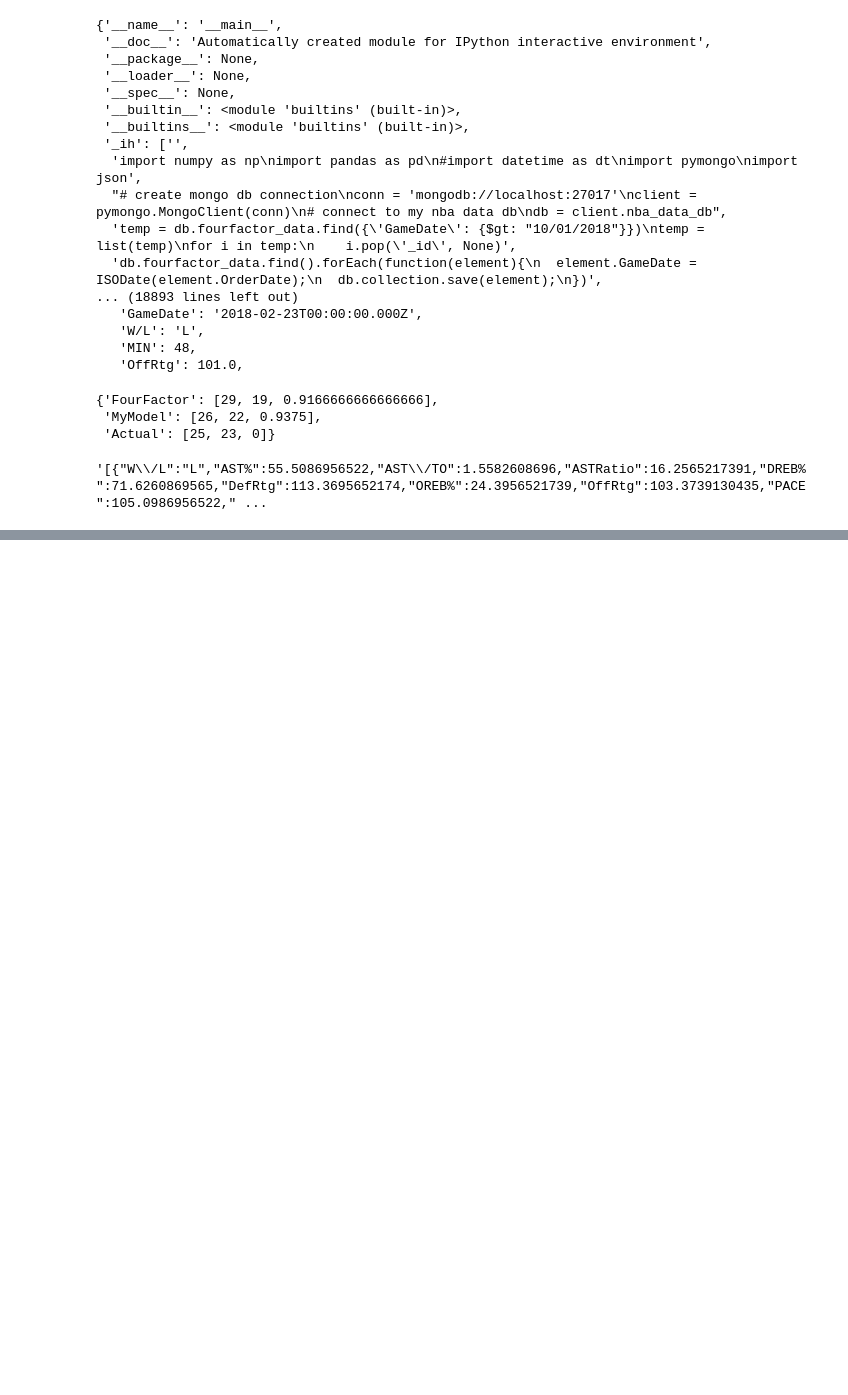
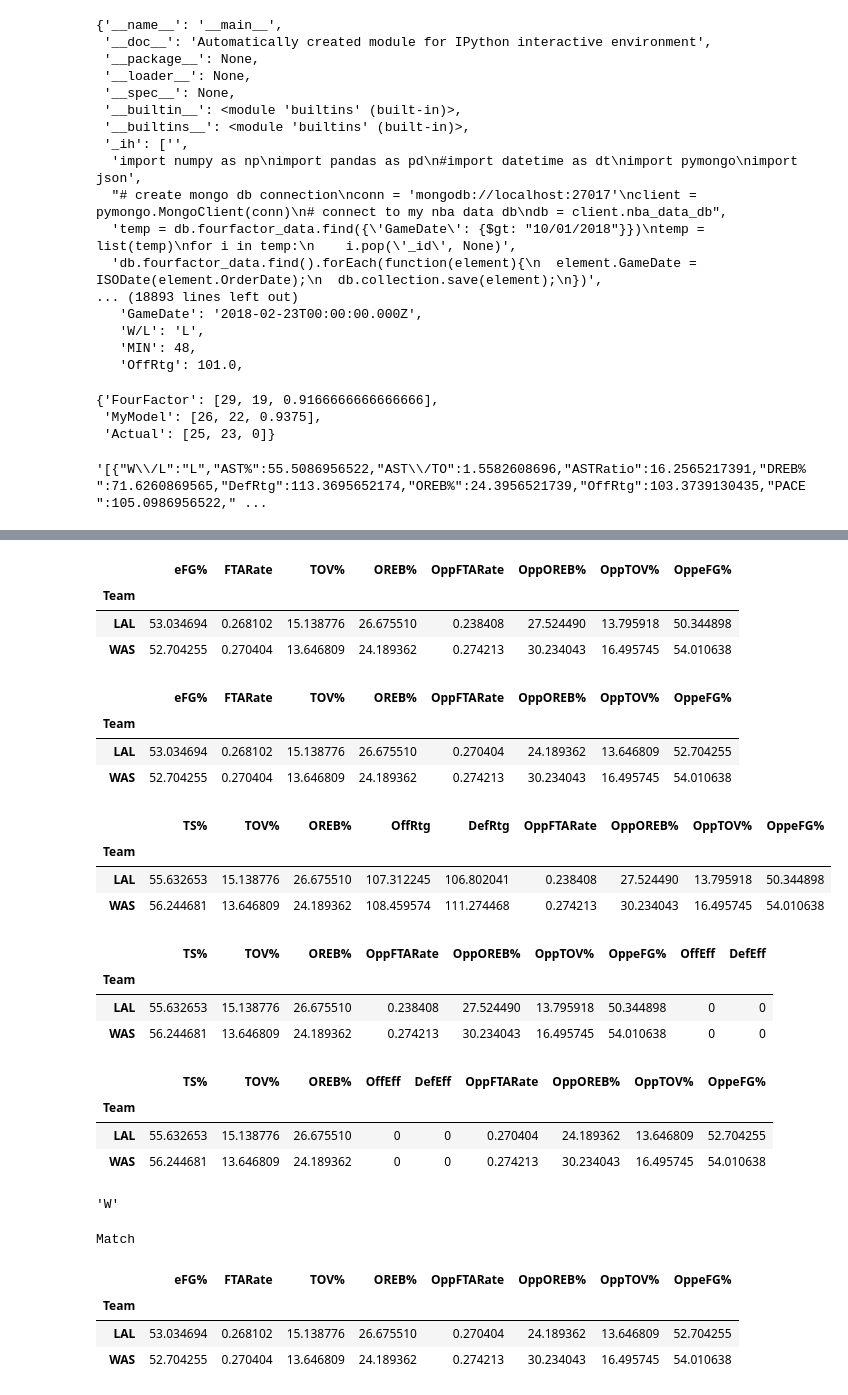
Before and after one commit to charlehl/project-three-nba-predict, a Jupyter notebook: exploratory/predictor.ipynb, the cells around one changed output, grey strips where cells are left out. Drawn from its saved outputs; the diff is of its cells as text; code cells hidden in the pictures; blank space fills up the shorter version.

```diff
--- a/exploratory/predictor.ipynb
+++ b/exploratory/predictor.ipynb
@@ -177,3 +184,12 @@ df.sort_values(['W/L'])
 |  | AST% | AST/TO | ASTRatio | DREB% | DefRtg | FTARate | OREB% | OffRtg | OppFTARate | OppOREB% | ... |
 | 0 | 57.717623 | 1.617116 | 16.244703 | 72.465375 | 113.909096 | 0.248002 | 25.943204 | 102.500103 | 0.269532 | 27.535607 | ... |
 | 1 | 59.914367 | 1.958408 | 18.224238 | 74.058346 | 102.500103 | 0.269532 | 27.535607 | 113.909096 | 0.248002 | 25.943204 | ... |
+# %%
+team1 = 'LAL'
+team2 = 'WAS'
+db = client.nba_data_db
+temp = db.testing_data.find({'$or' : [{'Team': team1}, {'Team': team2}]})
+temp = list(temp)
+for i in temp:
+    i.pop('_id', None)
+df = pd.DataFrame(temp)
@@ -179,0 +198,7 @@ df.sort_values(['W/L'])
+# %%
+result
+# %% [output]
+|  | eFG% | FTARate | TOV% | OREB% | OppFTARate | OppOREB% | OppTOV% | OppeFG% |
+| Team |  |  |  |  |  |  |  |  |
+| LAL | 53.034694 | 0.268102 | 15.138776 | 26.675510 | 0.238408 | 27.524490 | 13.795918 | 50.344898 |
+| WAS | 52.704255 | 0.270404 | 13.646809 | 24.189362 | 0.274213 | 30.234043 | 16.495745 | 54.010638 |
@@ -179,0 +212,16 @@ df.sort_values(['W/L'])
+# %%
+result
+# %% [output]
+|  | eFG% | FTARate | TOV% | OREB% | OppFTARate | OppOREB% | OppTOV% | OppeFG% |
+| Team |  |  |  |  |  |  |  |  |
+| LAL | 53.034694 | 0.268102 | 15.138776 | 26.675510 | 0.270404 | 24.189362 | 13.646809 | 52.704255 |
+| WAS | 52.704255 | 0.270404 | 13.646809 | 24.189362 | 0.274213 | 30.234043 | 16.495745 | 54.010638 |
+# %%
+result_2 = df.groupby(['Team'])['TS%', 'TOV%', 'OREB%', 'OffRtg', 'DefRtg', 'OppFTARate', 'OppOREB%', 'OppTOV%', 'OppeFG%'].mean()
+# %%
+result_2.head()
+# %% [output]
+|  | TS% | TOV% | OREB% | OffRtg | DefRtg | OppFTARate | OppOREB% | OppTOV% | OppeFG% |
+| Team |  |  |  |  |  |  |  |  |  |
+| LAL | 55.632653 | 15.138776 | 26.675510 | 107.312245 | 106.802041 | 0.238408 | 27.524490 | 13.795918 | 50.344898 |
+| WAS | 56.244681 | 13.646809 | 24.189362 | 108.459574 | 111.274468 | 0.274213 | 30.234043 | 16.495745 | 54.010638 |
@@ -179,0 +237,8 @@ df.sort_values(['W/L'])
+# %%
+result_2 = result_2.drop(['OffRtg', 'DefRtg'], axis=1)
+result_2
+# %% [output]
+|  | TS% | TOV% | OREB% | OppFTARate | OppOREB% | OppTOV% | OppeFG% | OffEff | DefEff |
+| Team |  |  |  |  |  |  |  |  |  |
+| LAL | 55.632653 | 15.138776 | 26.675510 | 0.238408 | 27.524490 | 13.795918 | 50.344898 | 0 | 0 |
+| WAS | 56.244681 | 13.646809 | 24.189362 | 0.274213 | 30.234043 | 16.495745 | 54.010638 | 0 | 0 |
@@ -179,0 +250,8 @@ df.sort_values(['W/L'])
+# %%
+result_2 = result_2[['TS%', 'TOV%', 'OREB%', 'OffEff', 'DefEff', 'OppFTARate', 'OppOREB%', 'OppTOV%', 'OppeFG%']]
+result_2
+# %% [output]
+|  | TS% | TOV% | OREB% | OffEff | DefEff | OppFTARate | OppOREB% | OppTOV% | OppeFG% |
+| Team |  |  |  |  |  |  |  |  |  |
+| LAL | 55.632653 | 15.138776 | 26.675510 | 0 | 0 | 0.270404 | 24.189362 | 13.646809 | 52.704255 |
+| WAS | 56.244681 | 13.646809 | 24.189362 | 0 | 0 | 0.274213 | 30.234043 | 16.495745 | 54.010638 |
@@ -179,0 +264,4 @@ df.sort_values(['W/L'])
+# %%
+ff_predictions[0]
+# %% [output]
+'W'
@@ -179,0 +270,14 @@ df.sort_values(['W/L'])
+# %%
+if(temp == team1):
+    print("Match")
+else:
+    print("No Match")
+# %% [output]
+Match
+# %%
+result
+# %% [output]
+|  | eFG% | FTARate | TOV% | OREB% | OppFTARate | OppOREB% | OppTOV% | OppeFG% |
+| Team |  |  |  |  |  |  |  |  |
+| LAL | 53.034694 | 0.268102 | 15.138776 | 26.675510 | 0.270404 | 24.189362 | 13.646809 | 52.704255 |
+| WAS | 52.704255 | 0.270404 | 13.646809 | 24.189362 | 0.274213 | 30.234043 | 16.495745 | 54.010638 |
```
Also changed, not shown: parts of 14 cells of this notebook, 14 other files.
